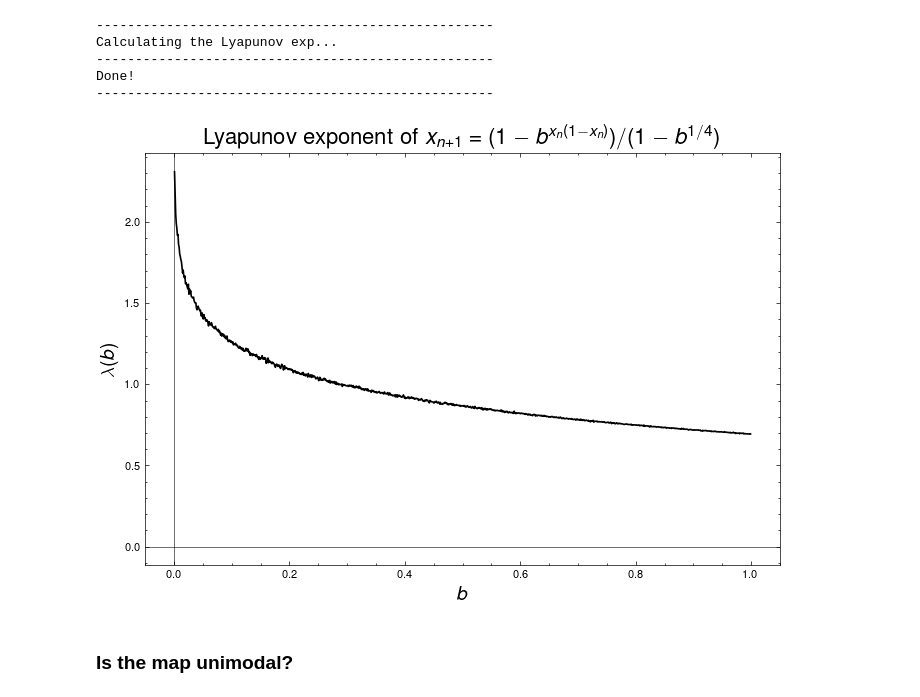
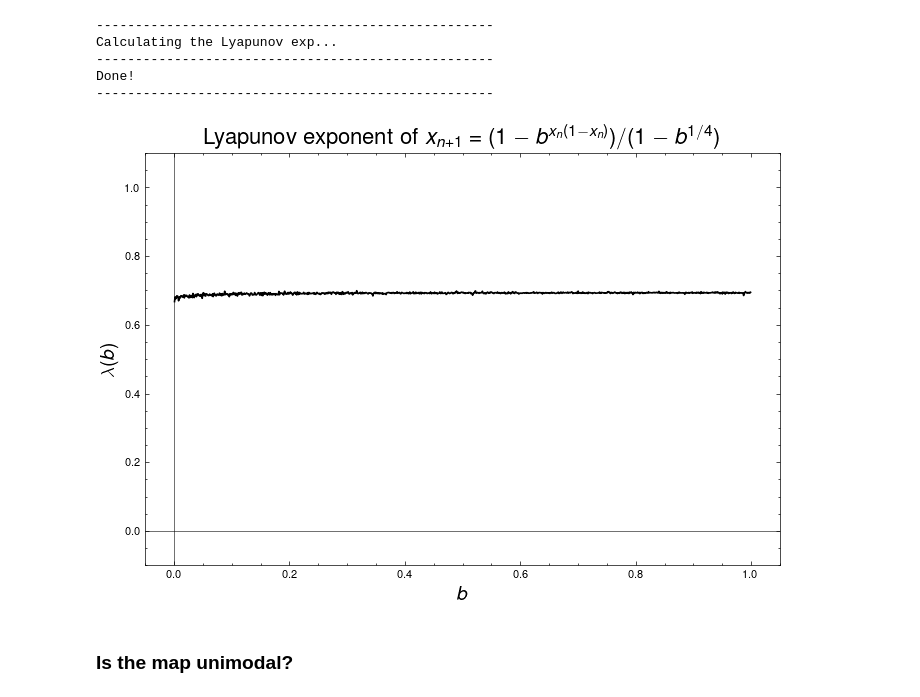
Before and after one commit to whyyorlantaken/Dynamical-Systems-Coursework, a Jupyter notebook: Take-home-2/code/notebook.ipynb, the cells around one changed output. Drawn from its saved outputs; the diff is of its cells as text; code cells hidden in the pictures.

```diff
--- a/Take-home-2/code/notebook.ipynb
+++ b/Take-home-2/code/notebook.ipynb
@@ -181,8 +181,8 @@ def frac_map(x, b):
 
 # Derivative
 def frac_derivative(x, b):
-    num = (1 - 2 * x) * b**(-x*(1-x)) * np.log(b + 1e-10)
-    den = - (1 - b**(1/4) + 1e-10)
+    num = (1 - 2 * x) * b**(x*(1-x)) * np.log(b)
+    den = - (1 - b**(1/4))
     return num/den
 # %%
 # Lyapunov exponent
@@ -192,8 +192,8 @@ def lyapunov(r_min = 1.0,
              transient = 1000,
              nontransient = 9000,
              initial_x = 0.20,
-             map: callable = piecewise_map,
-             derivative_map: callable = derivative):
+             map: callable = frac_map,
+             derivative_map: callable = frac_derivative):
 
     # Values for r
     r_values = np.linspace(r_min, r_max, partitions)
@@ -247,7 +247,7 @@ lyapunov_b, b_values = lyapunov(r_min = 0.001,
                                 partitions = 1000,
                                 transient = 2000,
                                 nontransient = 1000,
-                                initial_x = 0.21,
+                                initial_x = 0.22,
                                 map = frac_map,
                                 derivative_map = frac_derivative)
 # %% [output]
@@ -259,20 +259,21 @@ Done!
 # %%
 # Plot the results
 plt.figure(figsize=(7, 5))
 plt.plot(b_values, lyapunov_b, lw = 1.2, c = "k")
 plt.title('Lyapunov exponent of ' + r"$x_{n+1}=(1-b^{x_n(1-x_n)})/(1-b^{1/4})$", fontsize=16)
 plt.ylabel(r"$\lambda(b)$", fontsize=14)
 plt.xlabel(r"$b$", fontsize=14)
 plt.axhline(0, color='black', lw=0.4)
 plt.axvline(0, color='black', lw=0.4)
 # Make ticks smaller
 plt.tick_params(axis='both', which='major', labelsize=8)
 plt.tight_layout()
 plt.xlim(-0.05, 1.05)
+plt.ylim(-0.1, 1.1)
 plt.savefig('./plots/frac_lya.pdf', dpi=300, bbox_inches='tight')
 plt.show()
 # %% [output]
-[figure, old version]
+[figure, new version]
 # %% [markdown]
 ### Is the map unimodal?
 # %%
```
Also changed, not shown: 9 other files.
